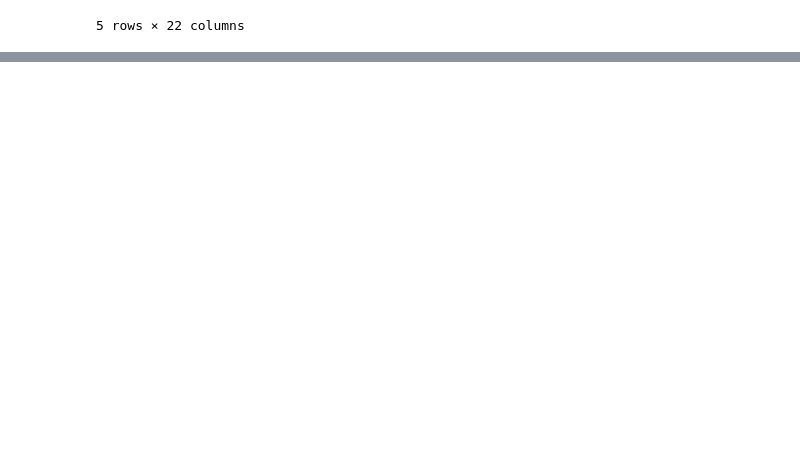
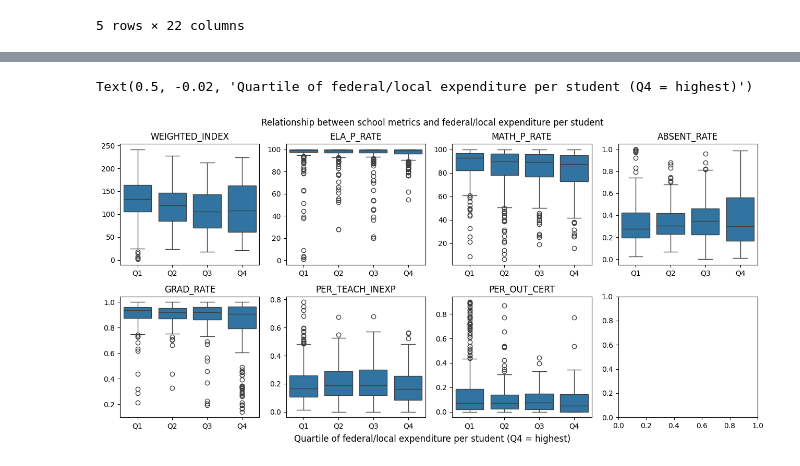
Before and after one commit to thaianle/nysed-2024, a Jupyter notebook: nysed_modeling.ipynb, the cells around one changed output, grey strips where cells are left out. Cells and saved outputs as stored; diff of their text form; code cells hidden in the pictures; blank space fills up the shorter version.

```diff
--- a/nysed_modeling.ipynb
+++ b/nysed_modeling.ipynb
@@ -283,0 +308,21 @@ Text(0.5, 1.02, 'School metrics based on federal/local expenditure per student i
+# %%
+fig, ax = plt.subplots(nrows = 2, ncols = 4, figsize = (13, 6))
+
+counter = 0
+for var in ['WEIGHTED_INDEX', 'ELA_P_RATE', 'MATH_P_RATE', 'ABSENT_RATE', 'GRAD_RATE', 'PER_TEACH_INEXP', 'PER_OUT_CERT']:
+    ax_obj = ax[counter // 4][counter % 4]
+    sns.boxplot(data = nysed_2024_exp_cat, x = 'EXP_QUARTILE', y = var, ax = ax_obj)
+    ax_obj.set_title(var)
+    ax_obj.set_xticks(ticks = [0, 1, 2, 3], labels = ['Q1', 'Q2', 'Q3', 'Q4'])
+
+    ax_obj.set_xlabel("")
+    ax_obj.set_ylabel("")
+
+    counter += 1
+
+fig.tight_layout() # make sure that the graph titles and axes don't overlap with each other
+fig.suptitle('Relationship between school metrics and federal/local expenditure per student', y = 1.02)
+fig.supxlabel('Quartile of federal/local expenditure per student (Q4 = highest)', y = -0.02)
+# %% [output]
+Text(0.5, -0.02, 'Quartile of federal/local expenditure per student (Q4 = highest)')
+[figure, added]
```
Also changed, not shown: parts of 32 cells of this notebook.
